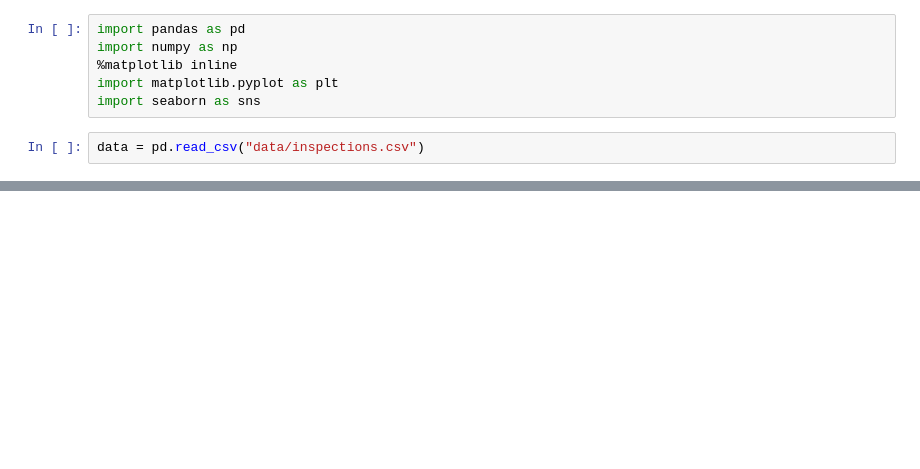
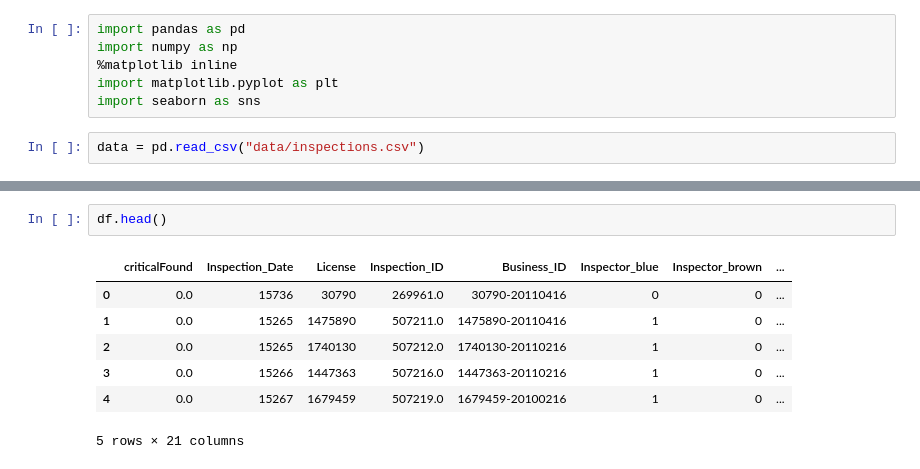
Before and after one commit to vingkan/foodinspectionforecasting, a Jupyter notebook: IIT/13_violations.ipynb, the cells around one changed output, grey strips where cells are left out. Drawn from its saved outputs; the diff is of its cells as text; blank space fills up the shorter version.

```diff
--- a/IIT/13_violations.ipynb
+++ b/IIT/13_violations.ipynb
@@ -28,0 +55,10 @@ data.head().T
+# %%
+df.head()
+# %% [output]
+|  | criticalFound | Inspection_Date | License | Inspection_ID | Business_ID | Inspector_blue | Inspector_brown | ... |
+| 0 | 0.0 | 15736 | 30790 | 269961.0 | 30790-20110416 | 0 | 0 | ... |
+| 1 | 0.0 | 15265 | 1475890 | 507211.0 | 1475890-20110416 | 1 | 0 | ... |
+| 2 | 0.0 | 15265 | 1740130 | 507212.0 | 1740130-20110216 | 1 | 0 | ... |
+| 3 | 0.0 | 15266 | 1447363 | 507216.0 | 1447363-20110216 | 1 | 0 | ... |
+| 4 | 0.0 | 15267 | 1679459 | 507219.0 | 1679459-20100216 | 1 | 0 | ... |
+5 rows × 21 columns
```
Also changed, not shown: parts of 3 cells of this notebook, 8 other files.
